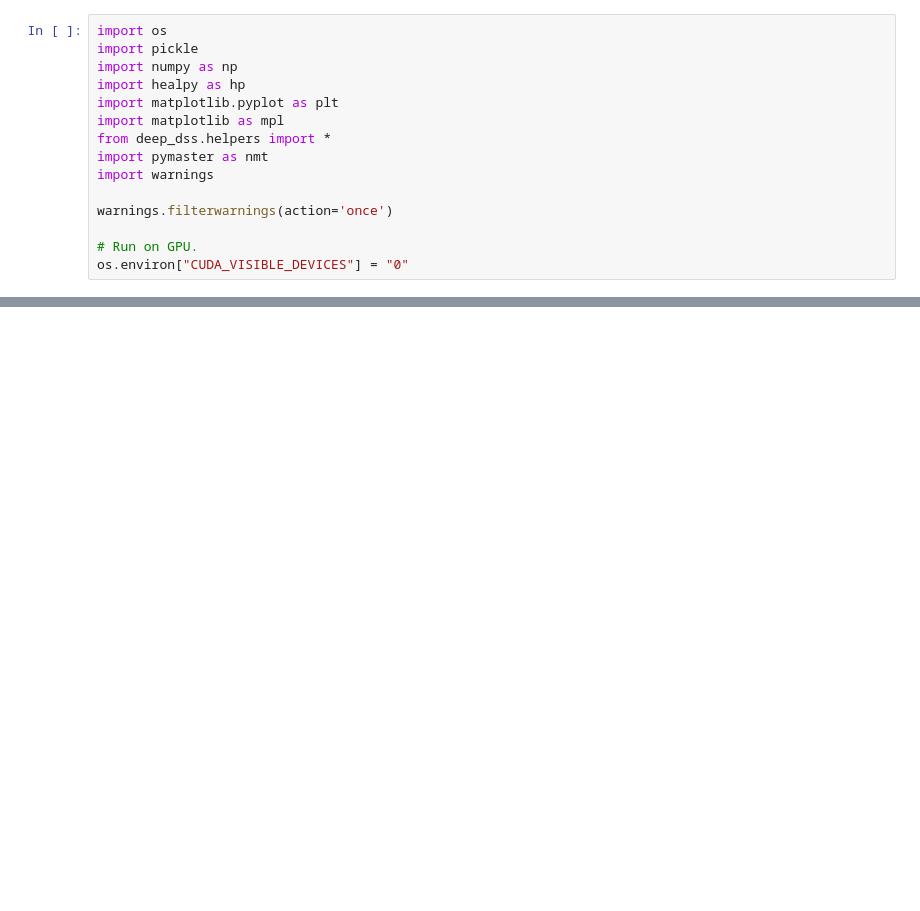
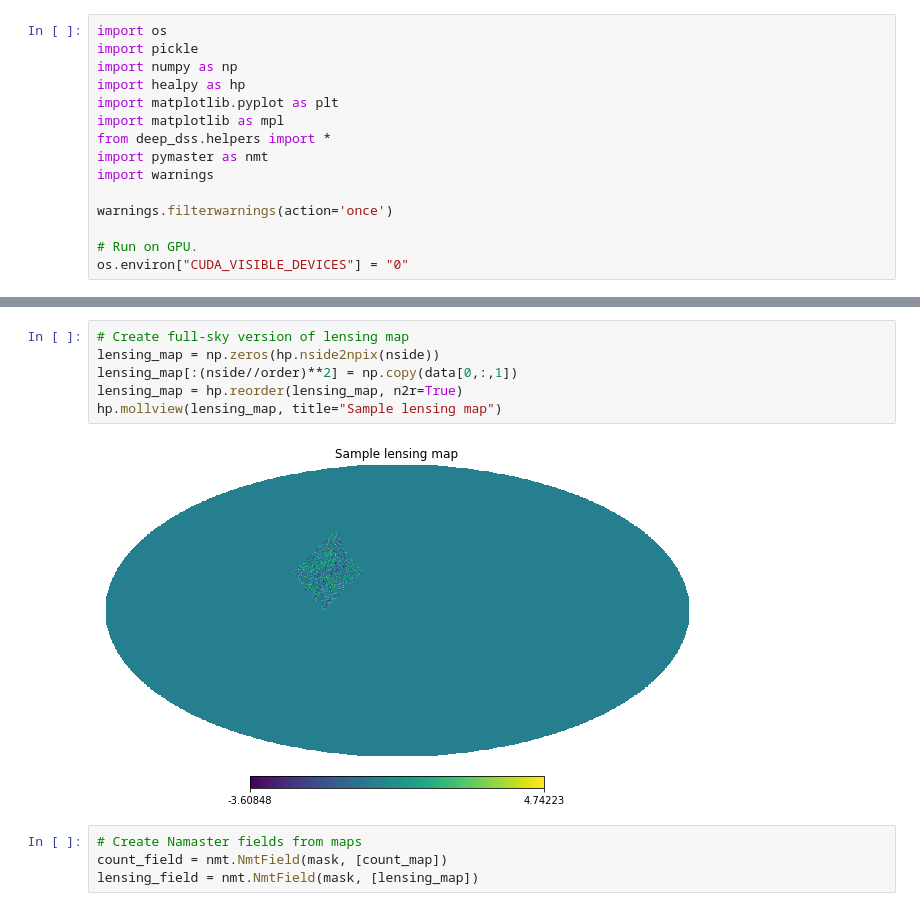
Before and after one commit to adiraju21s/deep_dss, a Jupyter notebook: notebooks/C_ell Analysis.ipynb, the cells around one changed output, grey strips where cells are left out. Cells and saved outputs as stored; diff of their text form; blank space fills up the shorter version.

```diff
--- a/notebooks/C_ell Analysis.ipynb
+++ b/notebooks/C_ell Analysis.ipynb
@@ -37,0 +120,12 @@ TypeError: Cannot interpret '2' as a data type
+# %%
+# Create full-sky version of lensing map
+lensing_map = np.zeros(hp.nside2npix(nside))
+lensing_map[:(nside//order)**2] = np.copy(data[0,:,1])
+lensing_map = hp.reorder(lensing_map, n2r=True)
+hp.mollview(lensing_map, title="Sample lensing map")
+# %% [output]
+[figure, added]
+# %%
+# Create Namaster fields from maps
+count_field = nmt.NmtField(mask, [count_map])
+lensing_field = nmt.NmtField(mask, [lensing_map])
```
Also changed, not shown: parts of 33 cells of this notebook, 4 other files.
